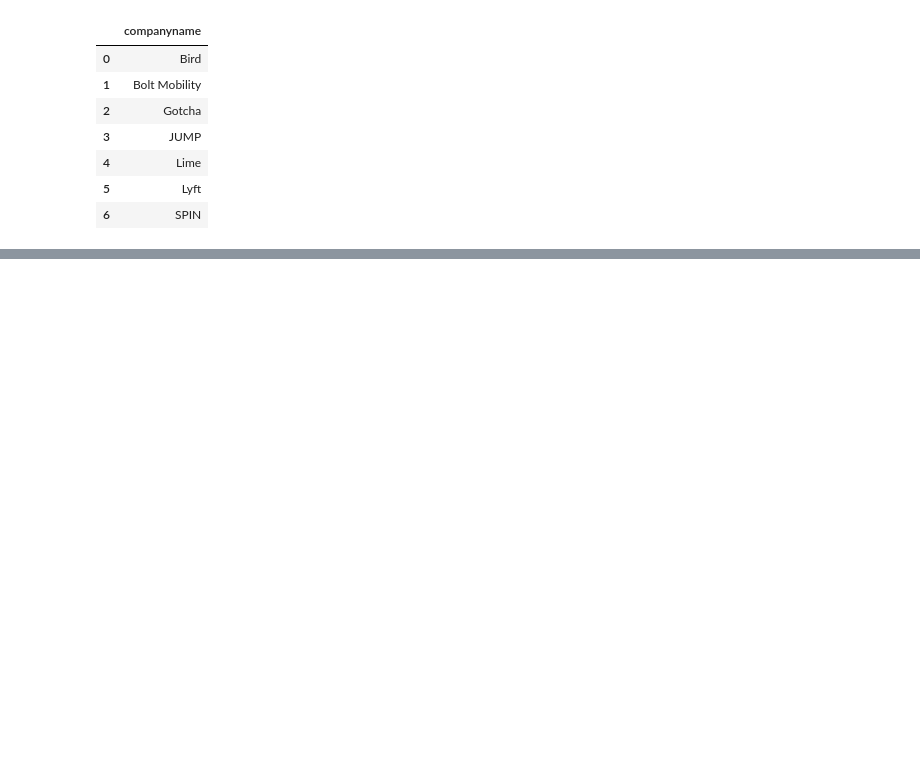
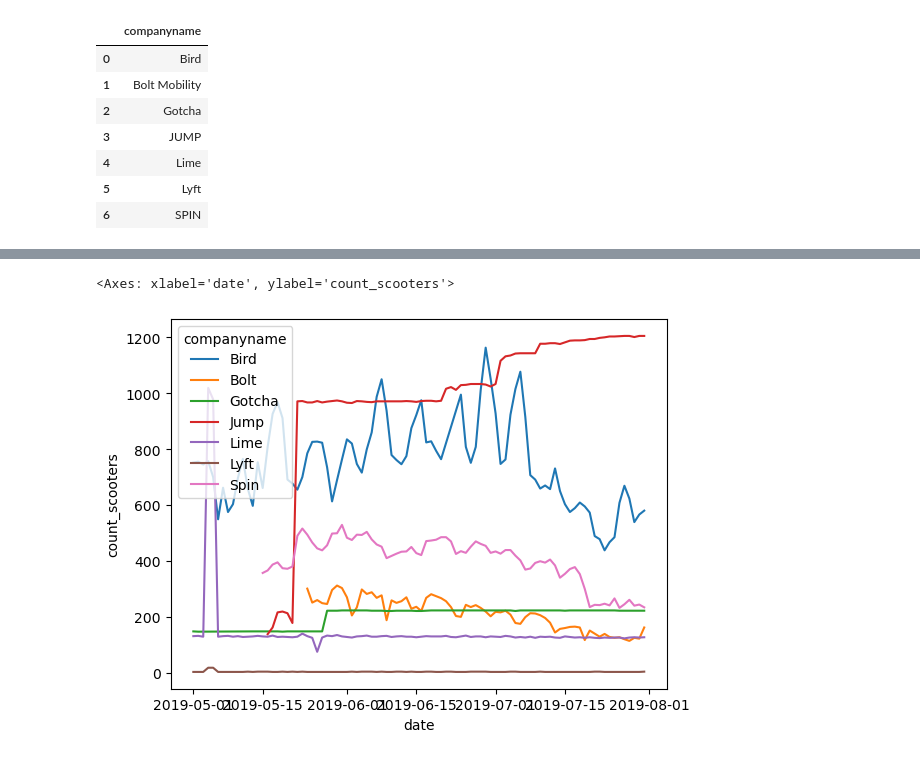
Before and after one commit to NSS-Data-Analytics-Cohort-10/scooters-group-2, a Jupyter notebook: notebooks/scooters_notebook.ipynb, the cells around one changed output, grey strips where cells are left out. Saved outputs shown, nothing was run; the diff lists cells and outputs as text; code cells hidden in the pictures; blank space fills up the shorter version.

```diff
--- a/notebooks/scooters_notebook.ipynb
+++ b/notebooks/scooters_notebook.ipynb
@@ -343,0 +395,3 @@ pd.read_sql(query_scooters_per_company, con = engine)
+# %%
+grouped_company_date = scooter_company_date.groupby(['companyname', 'date']).max('count')
+grouped_company_date_bird = scooter_company_date.groupby('date').max('count')
@@ -343,0 +403,6 @@ pd.read_sql(query_scooters_per_company, con = engine)
+# %%
+# from andrii
+sns.lineplot(data=grouped_company_date, x='date', y='count_scooters', hue='companyname')
+# %% [output]
+<Axes: xlabel='date', ylabel='count_scooters'>
+[figure, added]
```
Also changed, not shown: parts of 14 cells of this notebook.
